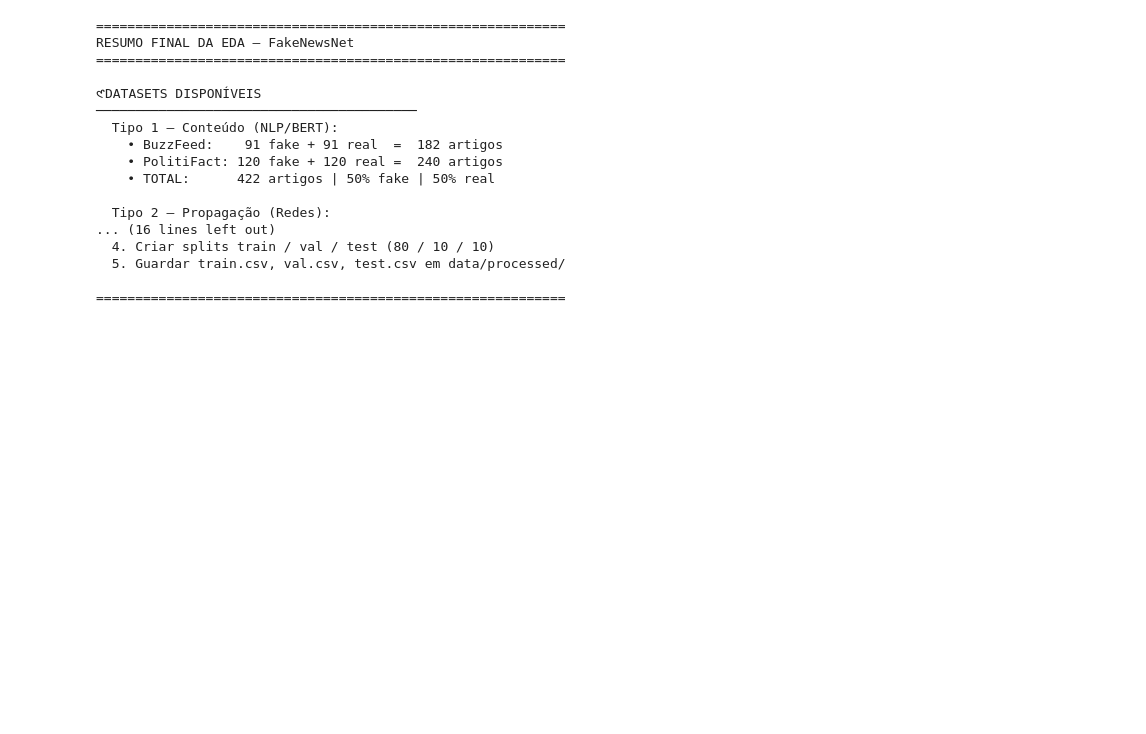
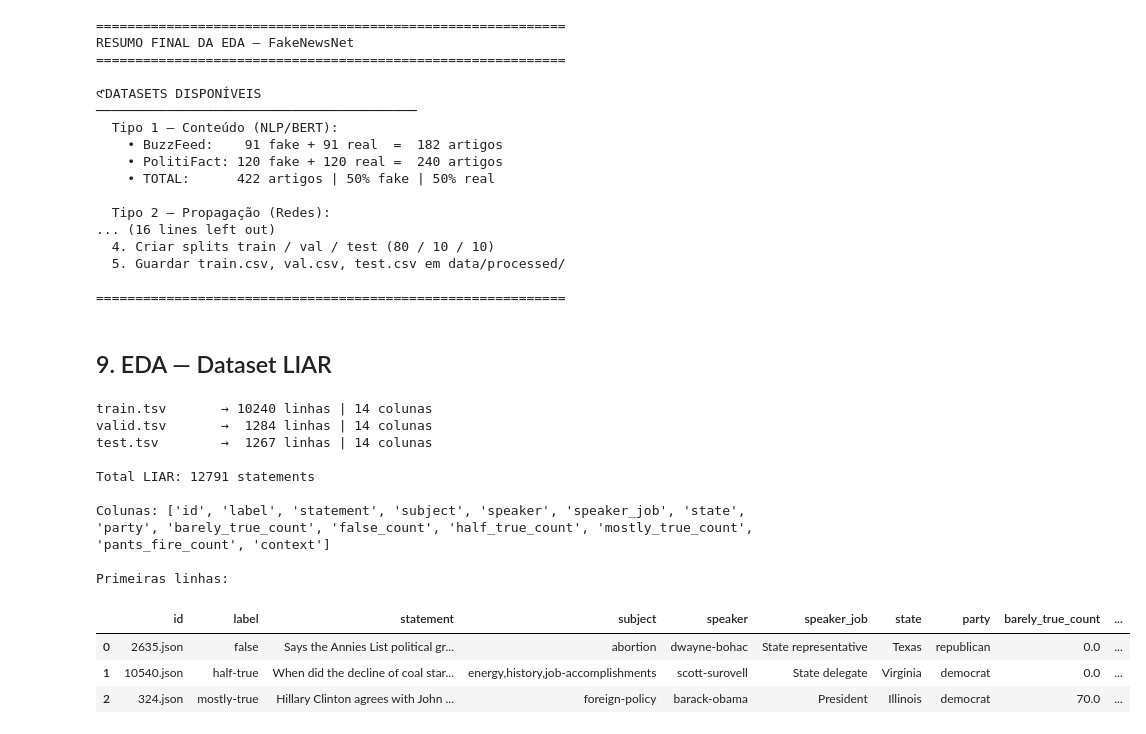
Before and after one commit to D1ana-bd/fakenews-project, a Jupyter notebook: notebooks/01_exploratory_analysis.ipynb, the cells around one changed output. Drawn from its saved outputs; the diff is of its cells as text; code cells hidden in the pictures; blank space fills up the shorter version.

```diff
--- a/notebooks/01_exploratory_analysis.ipynb
+++ b/notebooks/01_exploratory_analysis.ipynb
@@ -406,3 +406,45 @@ RESUMO FINAL DA EDA — FakeNewsNet
   5. Guardar train.csv, val.csv, test.csv em data/processed/
 
 ============================================================
+# %% [markdown]
+## 9. EDA — Dataset LIAR
+# %%
+import pandas as pd
+from pathlib import Path
+
+LIAR_DIR = Path("../data/raw/liar")
+
+# Colunas do LIAR (não têm header nos ficheiros!)
+LIAR_COLS = [
+    "id", "label", "statement", "subject", "speaker",
+    "speaker_job", "state", "party", "barely_true_count",
+    "false_count", "half_true_count", "mostly_true_count",
+    "pants_fire_count", "context"
+]
+
+liar = {}
+for split in ["train", "valid", "test"]:
+    fname = f"{split}.tsv"
+    df = pd.read_csv(LIAR_DIR / fname, sep="\t", header=None, names=LIAR_COLS)
+    liar[split] = df
+    print(f"{fname:<15} → {len(df):>5} linhas | {len(df.columns)} colunas")
+
+df_liar = pd.concat(liar.values(), ignore_index=True)
+print(f"\nTotal LIAR: {len(df_liar)} statements")
+print(f"\nColunas: {list(df_liar.columns)}")
+print(f"\nPrimeiras linhas:")
+df_liar.head(3)
+# %% [output]
+train.tsv       → 10240 linhas | 14 colunas
+valid.tsv       →  1284 linhas | 14 colunas
+test.tsv        →  1267 linhas | 14 colunas
+
+Total LIAR: 12791 statements
+
+Colunas: ['id', 'label', 'statement', 'subject', 'speaker', 'speaker_job', 'state', 'party', 'barely_true_count', 'false_count', 'half_true_count', 'mostly_true_count', 'pants_fire_count', 'context']
+
+Primeiras linhas:
+|  | id | label | statement | subject | speaker | speaker_job | state | party | barely_true_count | ... |
+| 0 | 2635.json | false | Says the Annies List political gr... | abortion | dwayne-bohac | State representative | Texas | republican | 0.0 | ... |
+| 1 | 10540.json | half-true | When did the decline of coal star... | energy,history,job-accomplishments | scott-surovell | State delegate | Virginia | democrat | 0.0 | ... |
+| 2 | 324.json | mostly-true | Hillary Clinton agrees with John ... | foreign-policy | barack-obama | President | Illinois | democrat | 70.0 | ... |
```
Also changed, not shown: parts of 7 cells of this notebook, 1 other file.
